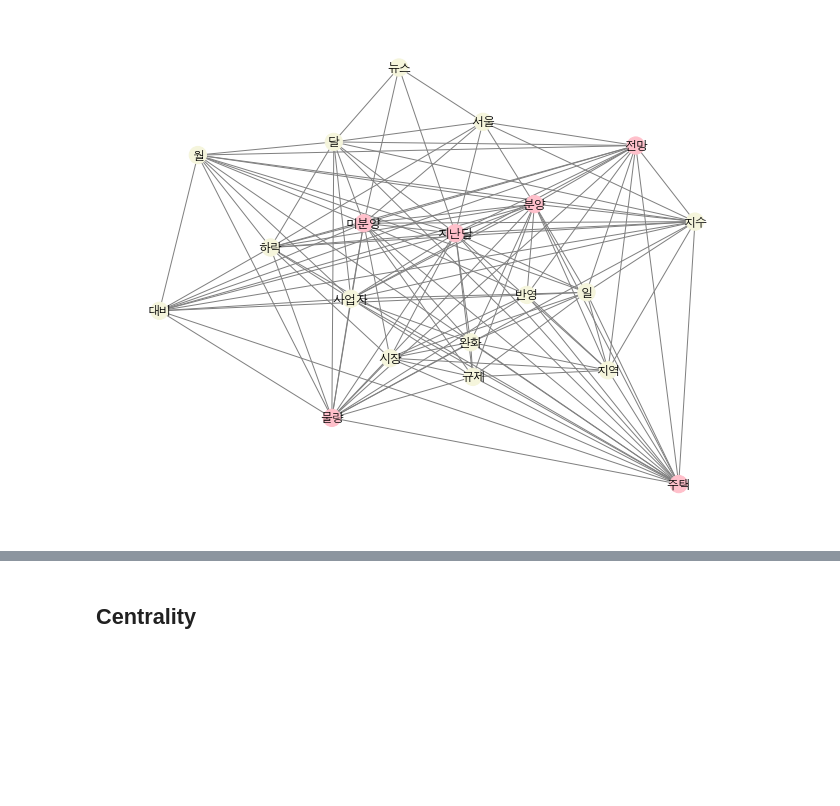
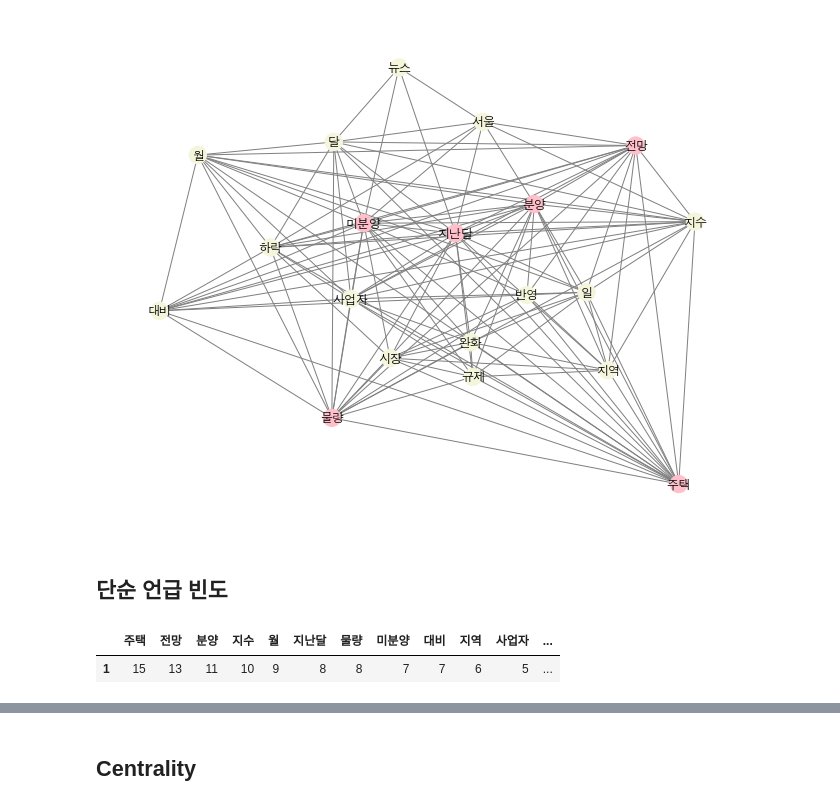
Before and after one commit to reejungkim/GraphTheory, a Jupyter notebook: NetworkX.ipynb, the cells around one changed output, grey strips where cells are left out. Cells and saved outputs as stored; diff of their text form; code cells hidden in the pictures; blank space fills up the shorter version.

```diff
--- a/NetworkX.ipynb
+++ b/NetworkX.ipynb
@@ -189,3 +207,10 @@ plt.axis('off')
 plt.show()
 # %% [output]
 [figure]
+# %% [markdown]
+## 단순 언급 빈도
+# %%
+pd.DataFrame(c.most_common(20)).set_index(0).sort_values(by=1, ascending=False).transpose()
+# %% [output]
+|  | 주택 | 전망 | 분양 | 지수 | 월 | 지난달 | 물량 | 미분양 | 대비 | 지역 | 사업자 | ... |
+| 1 | 15 | 13 | 11 | 10 | 9 | 8 | 8 | 7 | 7 | 6 | 5 | ... |
```
Also changed, not shown: parts of 16 cells of this notebook, 1 other file.
